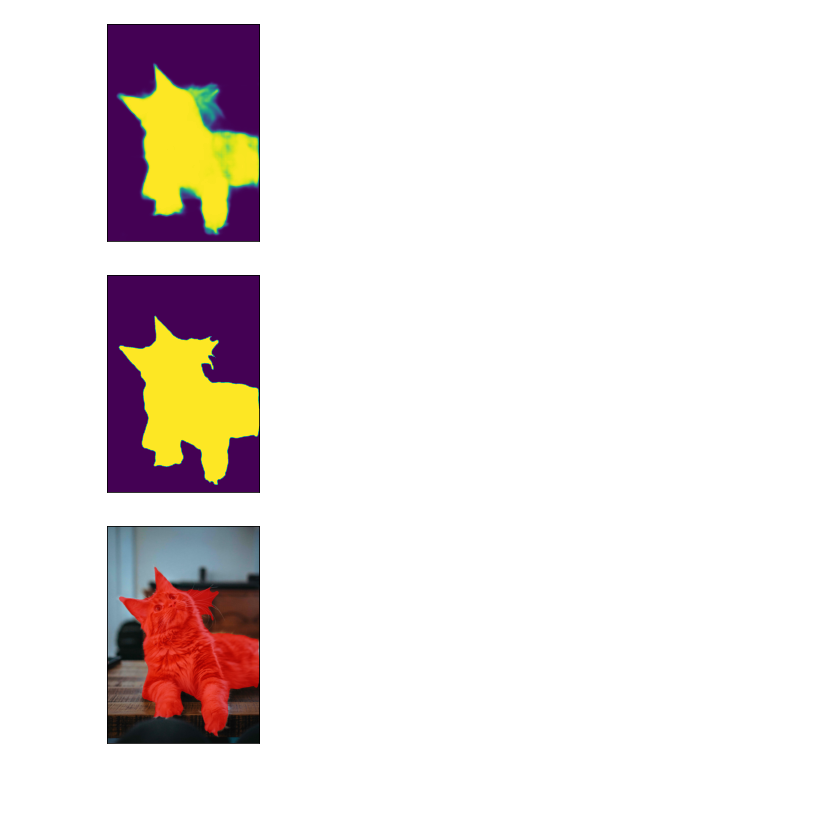
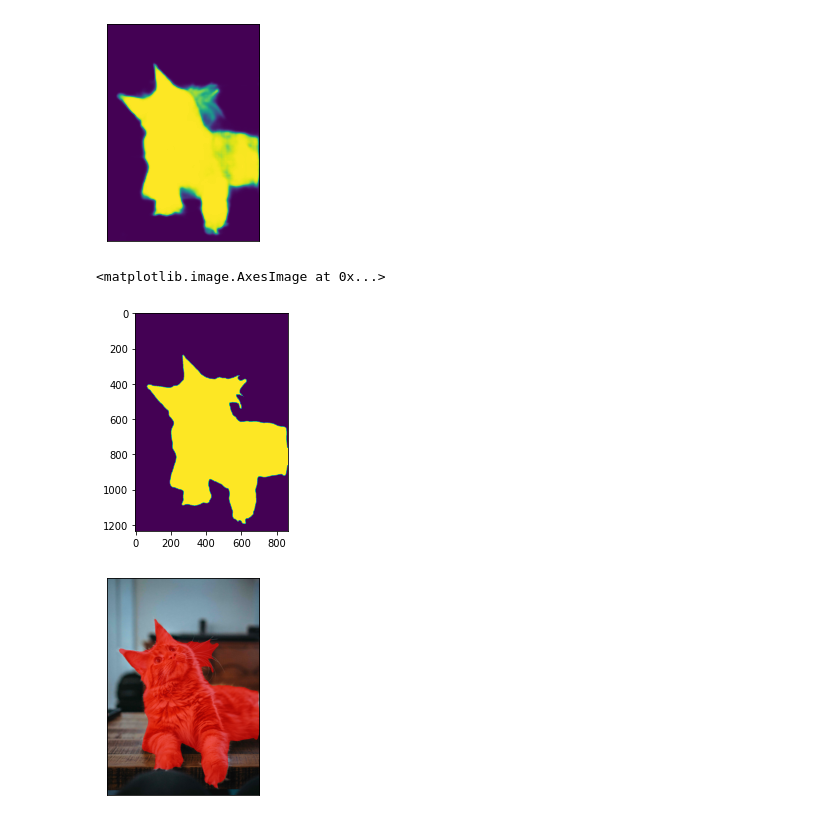
Before and after one commit to EmmaMeeus/semantic_segmentation_demo, a Jupyter notebook: inference_demo.ipynb, the cells around one changed output. Saved outputs shown, nothing was run; the diff lists cells and outputs as text; code cells hidden in the pictures; blank space fills up the shorter version.

```diff
--- a/inference_demo.ipynb
+++ b/inference_demo.ipynb
@@ -35,8 +35,11 @@ plt.show()
 # %% [output]
 [figure]
 # %%
-# Normalize our input image
-transforms = T.Compose(
-    [T.ToTensor(), T.Normalize(mean=[0.485, 0.456, 0.406], std=[0.229, 0.224, 0.225])]
+# Preprocess our input image
+preprocess = transforms.Compose(
+    [
+        transforms.ToTensor(),
+        transforms.Normalize(mean=[0.485, 0.456, 0.406], std=[0.229, 0.224, 0.225]),
+    ]
 )
-input_image = transforms(image).unsqueeze(0)
+input = preprocess(image).unsqueeze(0)
@@ -48,6 +55,6 @@ device = torch.device("cuda" if torch.cuda.is_available() else "cpu")
 dlab_model = models.segmentation.deeplabv3_resnet101(pretrained=True).eval()
 # %%
 # Get the model output
-output = dlab_model(input_image)["out"]
+output = dlab_model(input)["out"]
 # %%
 # Check the output of the model is a tensor of shape (batch_size, num_classes, H, W)
@@ -110,20 +117,23 @@ probability_mask = normalized_masks[0, sem_class_to_idx["cat"]]
 show(probability_mask.float())
 # %% [output]
 [figure]
+# %%
+boolean_mask_output = torch.argmax(output.squeeze(), dim=0).detach().cpu().numpy()
+plt.imshow(boolean_mask_output)
+# %% [output]
+<matplotlib.image.AxesImage at 0x...>
+[figure, added]
 # %%
 # Get a boolean mask for further plotting
 class_dim = 1
 boolean_mask = normalized_masks.argmax(class_dim) == sem_class_to_idx["cat"]
-show(boolean_mask.float())
+
+# Let's plot the mask over the original image
+cat_int = read_image(str(Path("data") / "cat_image.jpg"))
+
+overlaid_mask = draw_segmentation_masks(
+    cat_int, masks=boolean_mask, alpha=0.6, colors="red"
+)
+show(overlaid_mask)
 # %% [output]
-[figure, old version]
+[figure, new version]
-# %%
-# Let's plot the mask over the original image
-cat_int = read_image(str(Path("data") / "cat_image.jpg"))
-
-overlaid_mask = draw_segmentation_masks(
-    cat_int, masks=boolean_mask, alpha=0.6, colors="red"
-)
-show(overlaid_mask)
-# %% [output]
-[figure, removed]
```
Also changed, not shown: parts of 5 cells of this notebook.
